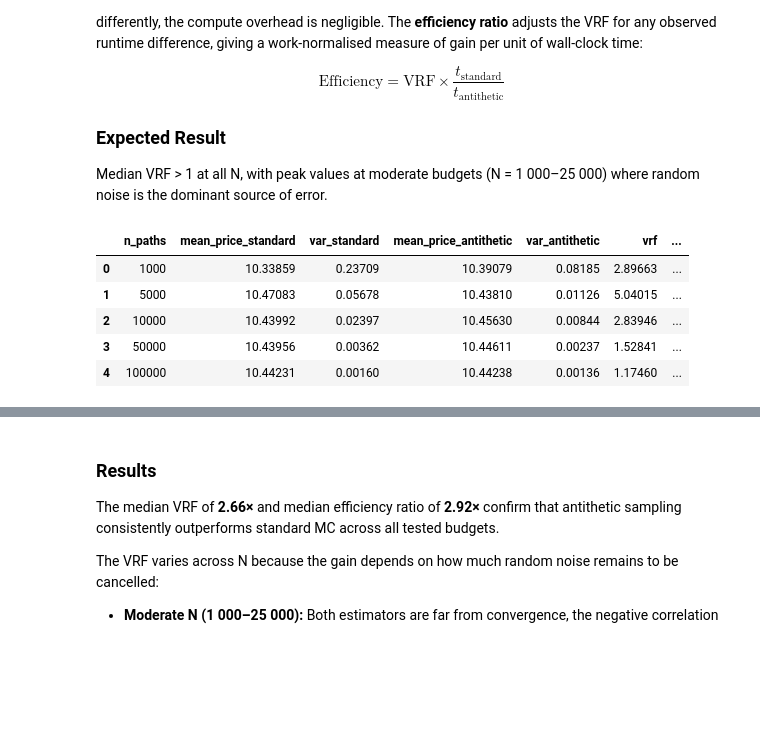
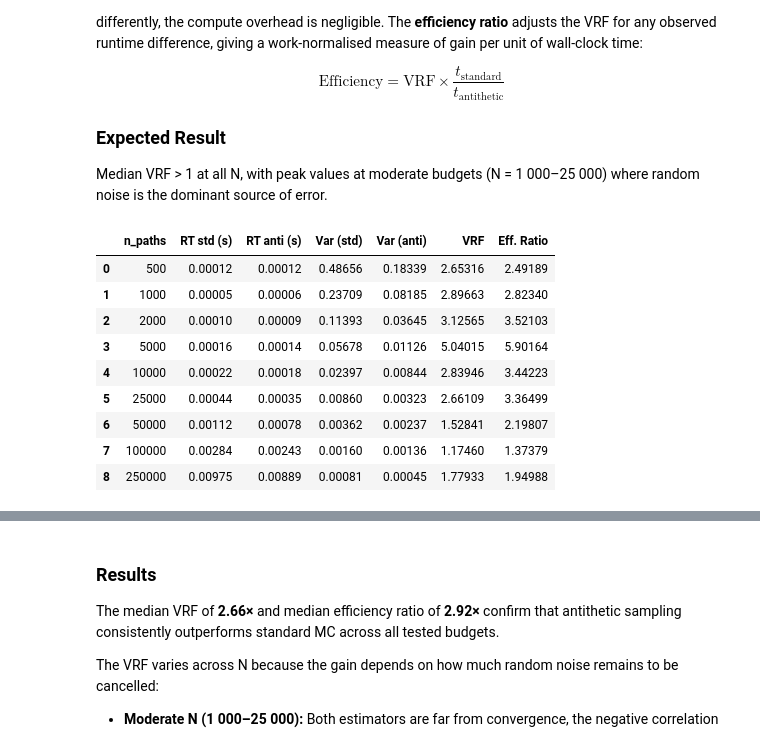
Before and after one commit to bfl-almeida/project_monte_carlo, a Jupyter notebook: notebooks/research_demo.ipynb, the cells around one changed output, grey strips where cells are left out. Saved outputs shown, nothing was run; the diff lists cells and outputs as text; code cells hidden in the pictures; blank space fills up the shorter version.

```diff
--- a/notebooks/research_demo.ipynb
+++ b/notebooks/research_demo.ipynb
@@ -219,21 +222,26 @@ random noise is the dominant source of error.
 # %%
 df_vr = run_variance_reduction_experiment(
     S0=S0, K=K, T=T, r=r, sigma=sigma,
     path_grid=[500, 1_000, 2_000, 5_000, 10_000, 25_000, 50_000, 100_000, 250_000],
     n_replications=50,
     base_seed=0,
 )
-df_vr[["n_paths", "var_standard", "var_antithetic", "vrf", "efficiency_ratio"]].rename(columns={
+df_vr[["n_paths", "mean_rt_standard", "mean_rt_antithetic", "var_standard", "var_antithetic", "vrf", "efficiency_ratio"]].rename(columns={
+    "mean_rt_standard": "RT std (s)", "mean_rt_antithetic": "RT anti (s)",
     "var_standard": "Var (std)", "var_antithetic": "Var (anti)",
     "vrf": "VRF", "efficiency_ratio": "Eff. Ratio",
 })
 # %% [output]
-|  | n_paths | mean_price_standard | var_standard | mean_price_antithetic | var_antithetic | vrf | ... |
-| 0 | 1000 | 10.33859 | 0.23709 | 10.39079 | 0.08185 | 2.89663 | ... |
-| 1 | 5000 | 10.47083 | 0.05678 | 10.43810 | 0.01126 | 5.04015 | ... |
-| 2 | 10000 | 10.43992 | 0.02397 | 10.45630 | 0.00844 | 2.83946 | ... |
-| 3 | 50000 | 10.43956 | 0.00362 | 10.44611 | 0.00237 | 1.52841 | ... |
-| 4 | 100000 | 10.44231 | 0.00160 | 10.44238 | 0.00136 | 1.17460 | ... |
+|  | n_paths | RT std (s) | RT anti (s) | Var (std) | Var (anti) | VRF | Eff. Ratio |
+| 0 | 500 | 0.00012 | 0.00012 | 0.48656 | 0.18339 | 2.65316 | 2.49189 |
+| 1 | 1000 | 0.00005 | 0.00006 | 0.23709 | 0.08185 | 2.89663 | 2.82340 |
+| 2 | 2000 | 0.00010 | 0.00009 | 0.11393 | 0.03645 | 3.12565 | 3.52103 |
+| 3 | 5000 | 0.00016 | 0.00014 | 0.05678 | 0.01126 | 5.04015 | 5.90164 |
+| 4 | 10000 | 0.00022 | 0.00018 | 0.02397 | 0.00844 | 2.83946 | 3.44223 |
+| 5 | 25000 | 0.00044 | 0.00035 | 0.00860 | 0.00323 | 2.66109 | 3.36499 |
+| 6 | 50000 | 0.00112 | 0.00078 | 0.00362 | 0.00237 | 1.52841 | 2.19807 |
+| 7 | 100000 | 0.00284 | 0.00243 | 0.00160 | 0.00136 | 1.17460 | 1.37379 |
+| 8 | 250000 | 0.00975 | 0.00889 | 0.00081 | 0.00045 | 1.77933 | 1.94988 |
 # %%
 median_vrf = df_vr["vrf"].median()
 median_eff = df_vr["efficiency_ratio"].median()
```
Also changed, not shown: parts of 7 cells of this notebook, 2 other files.
